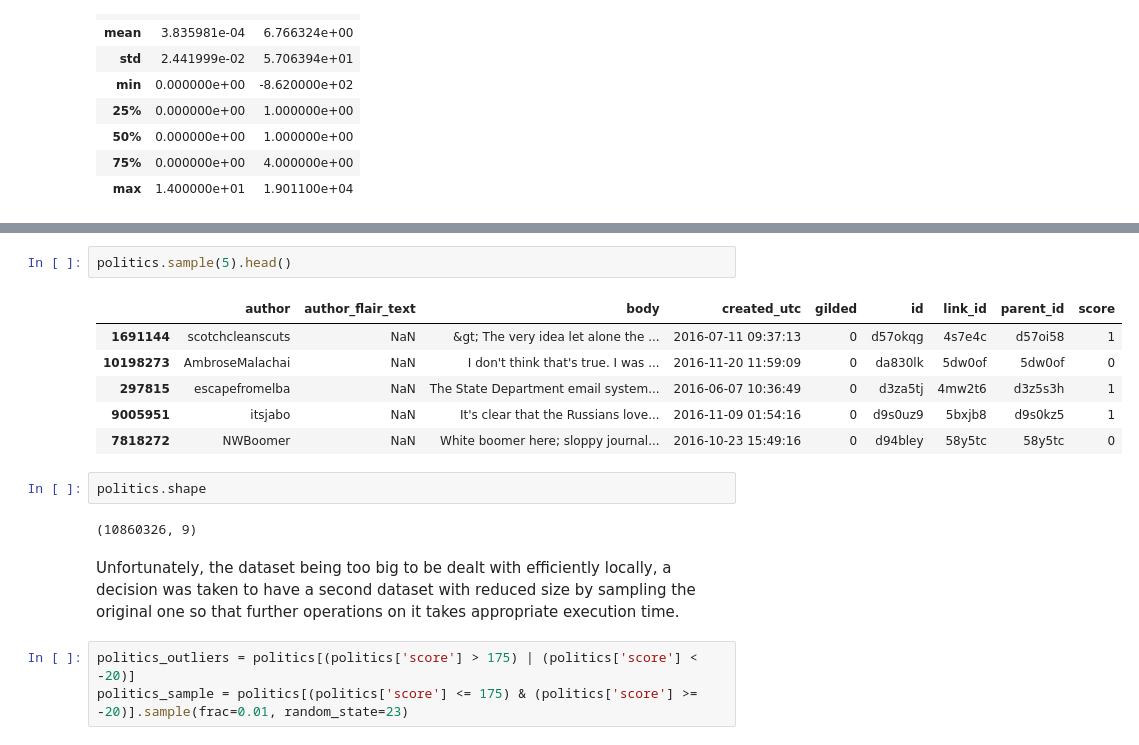
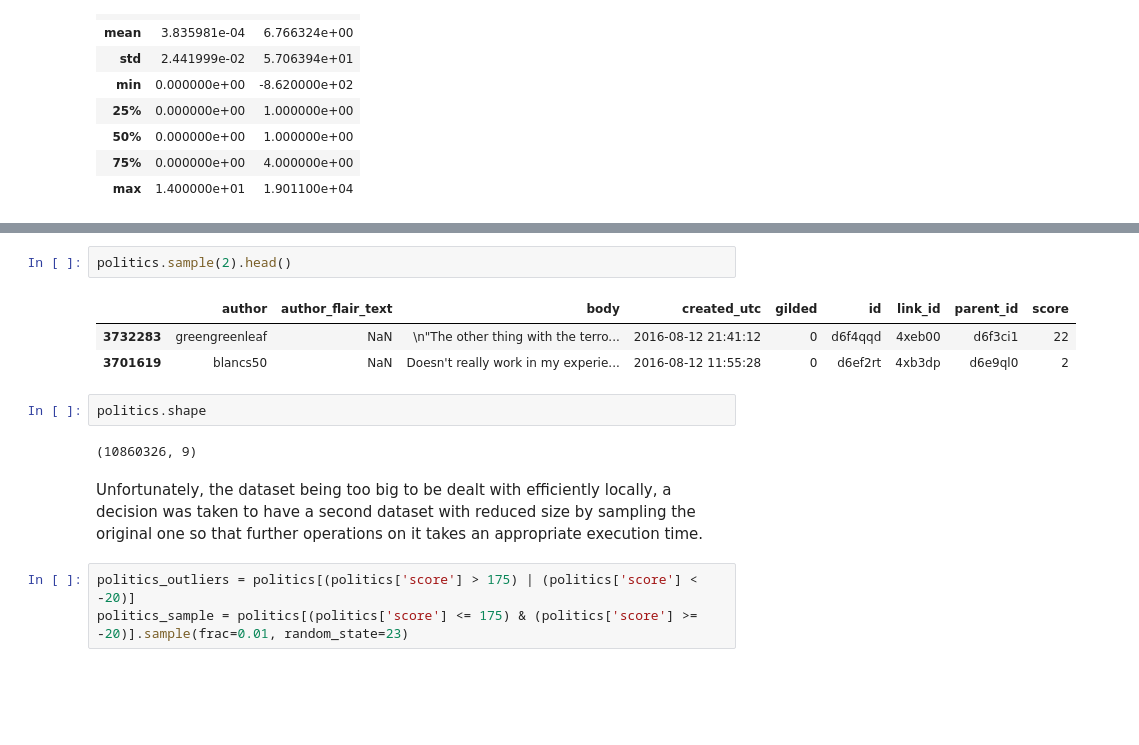
Before and after one commit to arthishow/Project, a Jupyter notebook: Final project.ipynb, the cells around one changed output, grey strips where cells are left out. Saved outputs shown, nothing was run; the diff lists cells and outputs as text; blank space fills up the shorter version.

```diff
--- a/Final project.ipynb
+++ b/Final project.ipynb
@@ -133,18 +161,15 @@ politics.describe()
 # %%
-politics.sample(5).head()
+politics.sample(2).head()
 # %% [output]
 |  | author | author_flair_text | body | created_utc | gilded | id | link_id | parent_id | score |
-| 1691144 | scotchcleanscuts | NaN | &gt; The very idea let alone the ... | 2016-07-11 09:37:13 | 0 | d57okqg | 4s7e4c | d57oi58 | 1 |
-| 10198273 | AmbroseMalachai | NaN | I don't think that's true. I was ... | 2016-11-20 11:59:09 | 0 | da830lk | 5dw0of | 5dw0of | 0 |
-| 297815 | escapefromelba | NaN | The State Department email system... | 2016-06-07 10:36:49 | 0 | d3za5tj | 4mw2t6 | d3z5s3h | 1 |
-| 9005951 | itsjabo | NaN | It's clear that the Russians love... | 2016-11-09 01:54:16 | 0 | d9s0uz9 | 5bxjb8 | d9s0kz5 | 1 |
-| 7818272 | NWBoomer | NaN | White boomer here; sloppy journal... | 2016-10-23 15:49:16 | 0 | d94bley | 58y5tc | 58y5tc | 0 |
+| 3732283 | greengreenleaf | NaN | \n"The other thing with the terro... | 2016-08-12 21:41:12 | 0 | d6f4qqd | 4xeb00 | d6f3ci1 | 22 |
+| 3701619 | blancs50 | NaN | Doesn't really work in my experie... | 2016-08-12 11:55:28 | 0 | d6ef2rt | 4xb3dp | d6e9ql0 | 2 |
 # %%
 politics.shape
 # %% [output]
 (10860326, 9)
 # %% [markdown]
-Unfortunately, the dataset being too big to be dealt with efficiently locally, a decision was taken to have a second dataset with reduced size by sampling the original one so that further operations on it takes appropriate execution time.
+Unfortunately, the dataset being too big to be dealt with efficiently locally, a decision was taken to have a second dataset with reduced size by sampling the original one so that further operations on it takes an appropriate execution time.
 # %%
 politics_outliers = politics[(politics['score'] > 175) | (politics['score'] < -20)]
 politics_sample = politics[(politics['score'] <= 175) & (politics['score'] >= -20)].sample(frac=0.01, random_state=23)
```
Also changed, not shown: parts of 50 cells of this notebook.
